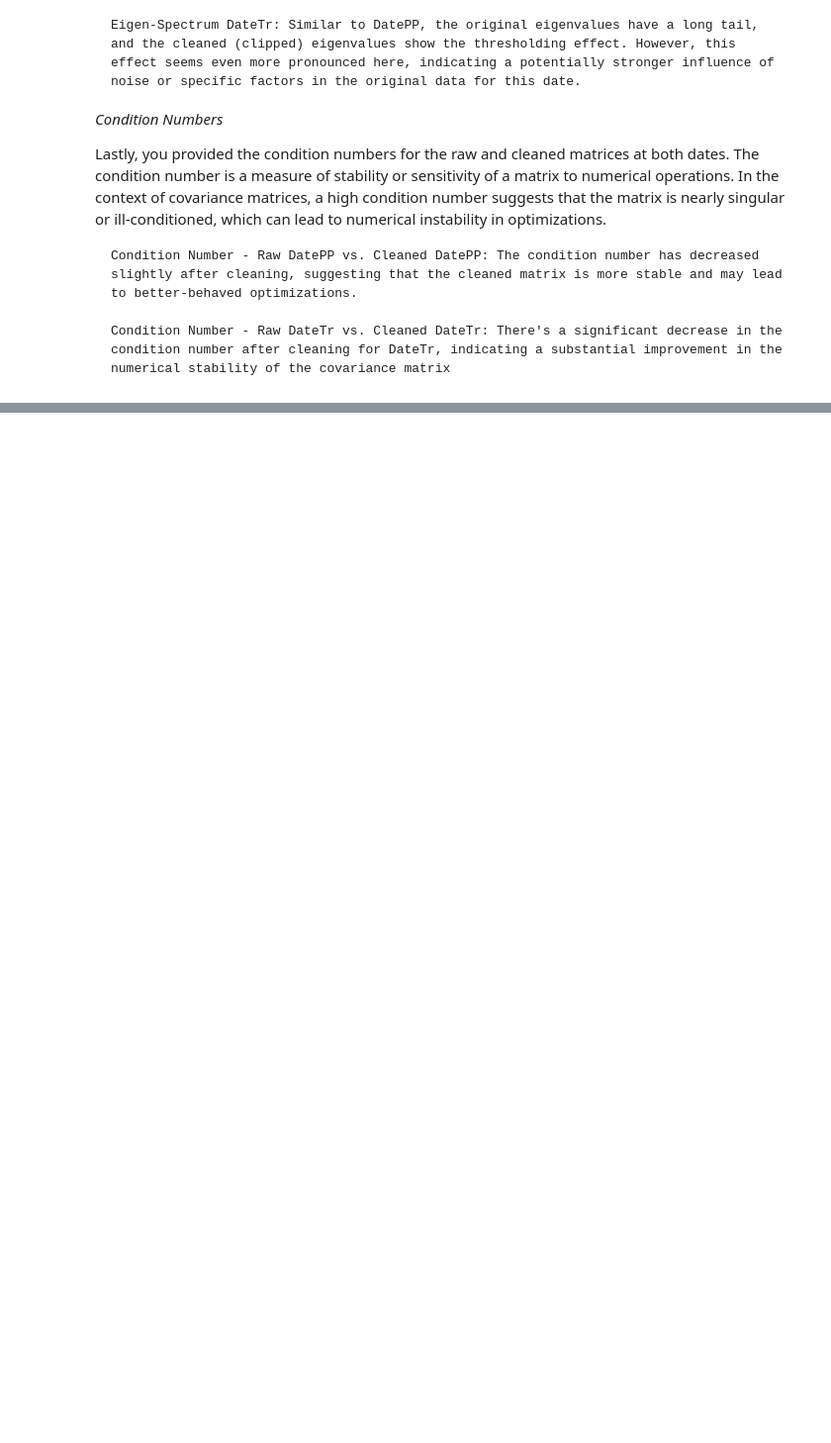
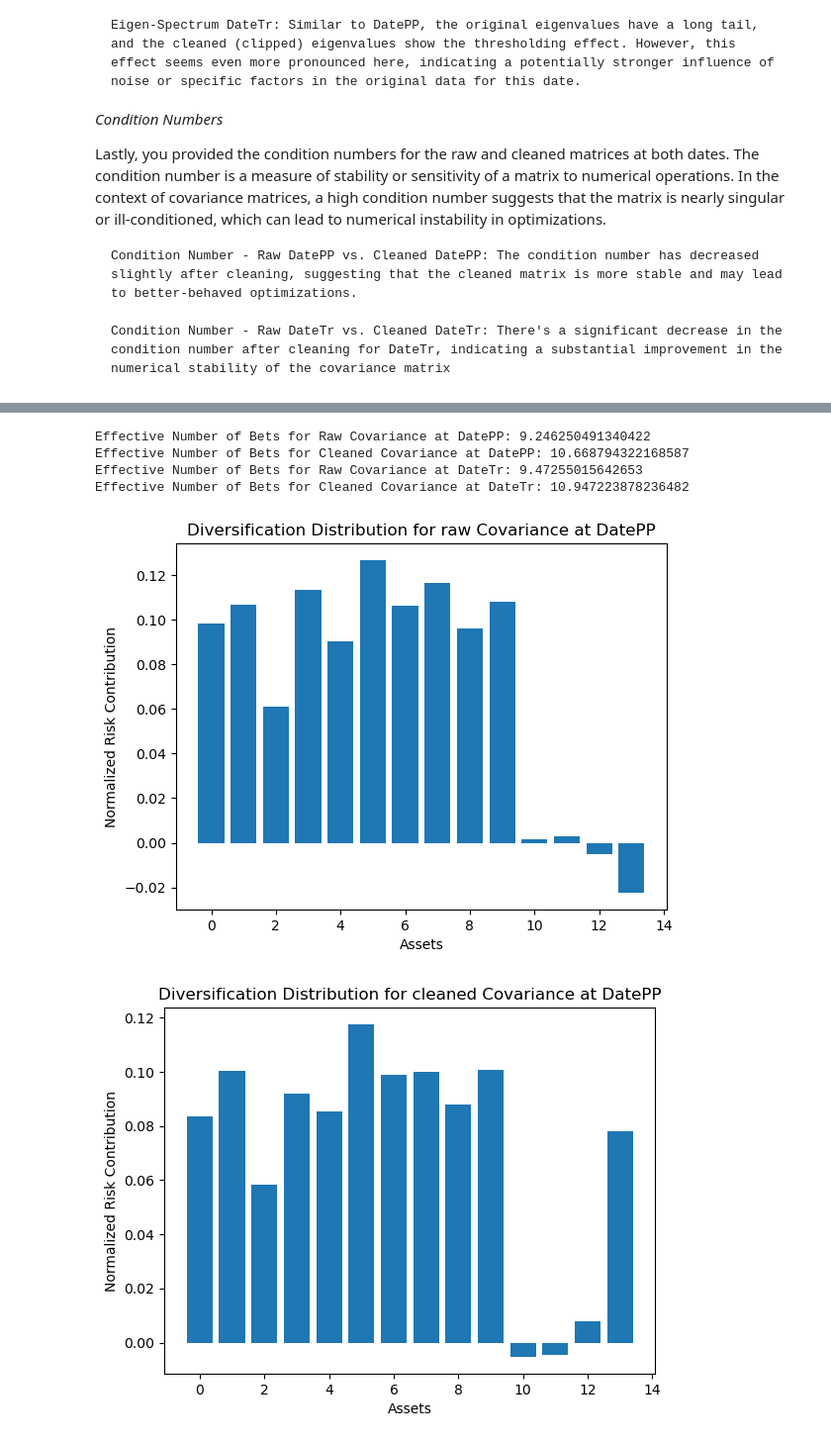
Before and after one commit to kamalnour/blockchain, a Jupyter notebook: Portfolio_part_1.ipynb, the cells around one changed output, grey strips where cells are left out. Shown: that part at 99% size. Cells and saved outputs as stored; diff of their text form; code cells hidden in the pictures; blank space fills up the shorter version.

```diff
--- a/Portfolio_part_1.ipynb
+++ b/Portfolio_part_1.ipynb
@@ -16,7 +22,7 @@ df.head()
 datePP = '2021-09-11'
 dateTr = '2022-11-21'
 
-weights = [1/14] * 14
+weights = np.array([1/14] * 14)
 
 values_at_peak = df.loc[datePP]
 values_at_trough = df.loc[dateTr]
@@ -181,0 +236,37 @@ Lastly, you provided the condition numbers for the raw and cleaned matrices at b
+# %%
+def effective_number_of_bets(risk_contributions):
+    total_risk = np.sum(risk_contributions)
+    squared_normalized_rc = (risk_contributions / total_risk) ** 2
+    ENB = 1 / np.sum(squared_normalized_rc)
+    return ENB
+
+ENB_raw_datePP = effective_number_of_bets(RC_raw_datePP)
+ENB_cleaned_datePP = effective_number_of_bets(RC_cleaned_datePP)
+ENB_raw_dateTr = effective_number_of_bets(RC_raw_dateTr)
+ENB_cleaned_dateTr = effective_number_of_bets(RC_cleaned_dateTr)
+
+print(f"Effective Number of Bets for Raw Covariance at DatePP: {ENB_raw_datePP}")
+print(f"Effective Number of Bets for Cleaned Covariance at DatePP: {ENB_cleaned_datePP}")
+print(f"Effective Number of Bets for Raw Covariance at DateTr: {ENB_raw_dateTr}")
+print(f"Effective Number of Bets for Cleaned Covariance at DateTr: {ENB_cleaned_dateTr}")
+
+def plot_diversification_distribution(risk_contributions, title):
+    total_risk = np.sum(risk_contributions)
+    normalized_rc = risk_contributions / total_risk
+    plt.bar(range(len(normalized_rc)), normalized_rc)
+    plt.title(title)
+    plt.xlabel('Assets')
+    plt.ylabel('Normalized Risk Contribution')
+    plt.show()
+
+plot_diversification_distribution(RC_raw_datePP, 'Diversification Distribution for raw Covariance at DatePP')
+plot_diversification_distribution(RC_cleaned_datePP, 'Diversification Distribution for cleaned Covariance at DatePP')
+plot_diversification_distribution(RC_raw_dateTr, 'Diversification Distribution for raw Covariance at DateTr')
+plot_diversification_distribution(RC_cleaned_dateTr, 'Diversification Distribution for cleaned Covariance at DateTr')
+# %% [output]
+Effective Number of Bets for Raw Covariance at DatePP: 9.246250491340422
+Effective Number of Bets for Cleaned Covariance at DatePP: 10.668794322168587
+Effective Number of Bets for Raw Covariance at DateTr: 9.47255015642653
+Effective Number of Bets for Cleaned Covariance at DateTr: 10.947223878236482
+[figure, added]
+[figure, added]
```
Also changed, not shown: parts of 7 cells of this notebook.
